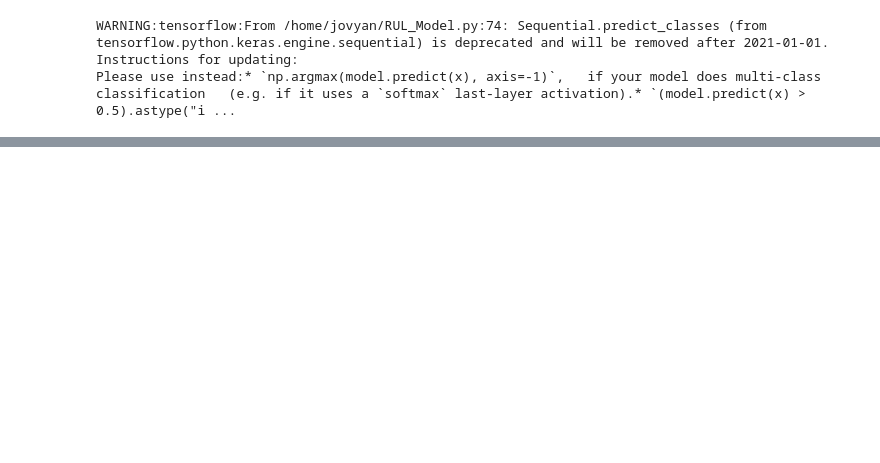
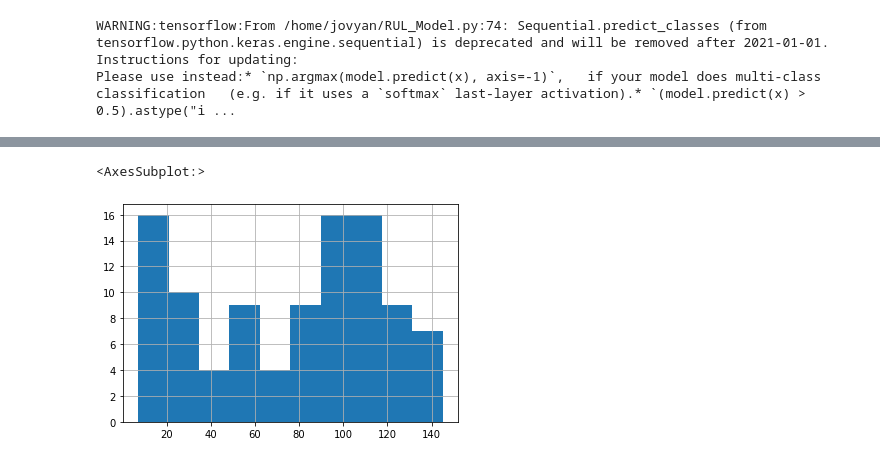
Before and after one commit to sdhar2020/Data-Challenge-3, a Jupyter notebook: Phase1.5/RUL_Model_Deployment.ipynb, the cells around one changed output, grey strips where cells are left out. Saved outputs shown, nothing was run; the diff lists cells and outputs as text; code cells hidden in the pictures; blank space fills up the shorter version.

```diff
--- a/Phase1.5/RUL_Model_Deployment.ipynb
+++ b/Phase1.5/RUL_Model_Deployment.ipynb
@@ -36,0 +224,3 @@ Counter({6: 6397,
+# %%
+over_50_pred = over_50_pred.sort_values(by=['id', 'cycle'])
+over_50_pred.tail()
@@ -36,0 +235,4 @@ Counter({6: 6397,
+# %%
+final_cats = over_50_pred.groupby('id').tail(1)['prediction']
+rul_pred = final_cats.map(rul_dict)
+rul_pred[:5]
@@ -36,0 +271,5 @@ Counter({6: 6397,
+# %%
+rul_true = pd.read_csv('RUL_FD001.txt', sep=" ", header=None)
+print(len(rul_true))
+rul_true.columns = ['True', '']
+rul_true.head()
@@ -36,0 +284,2 @@ Counter({6: 6397,
+# %%
+rul_true['Predicted'] = rul_pred.values
@@ -36,0 +289,5 @@ Counter({6: 6397,
+# %%
+rul_true['True'].hist()
+# %% [output]
+<AxesSubplot:>
+[figure, added]
```
Also changed, not shown: parts of 55 cells of this notebook.
